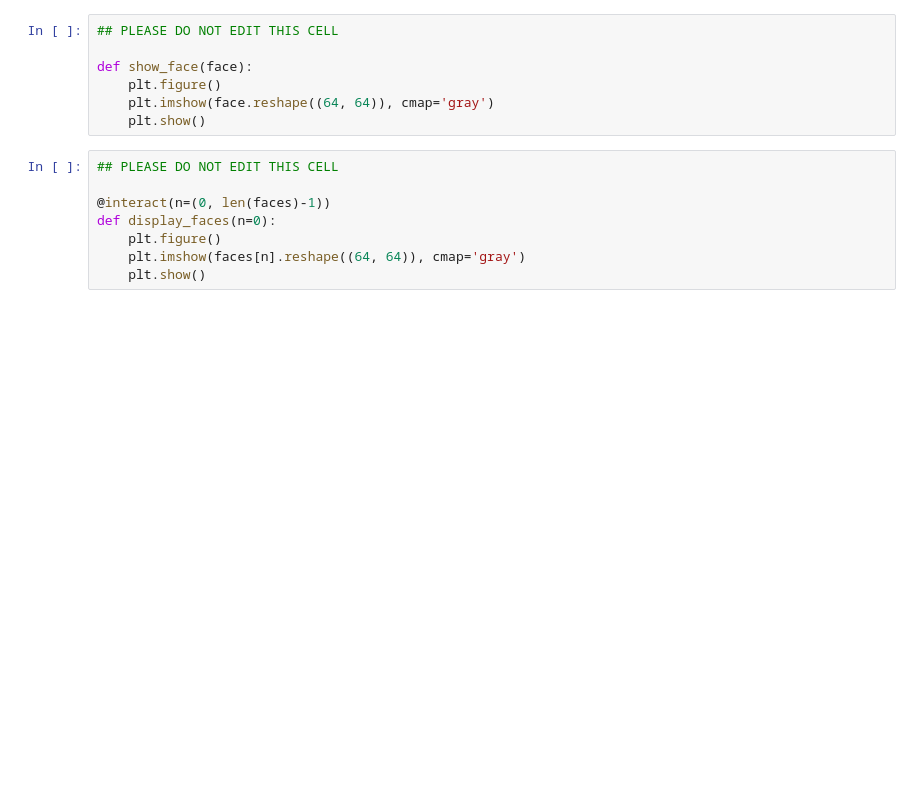
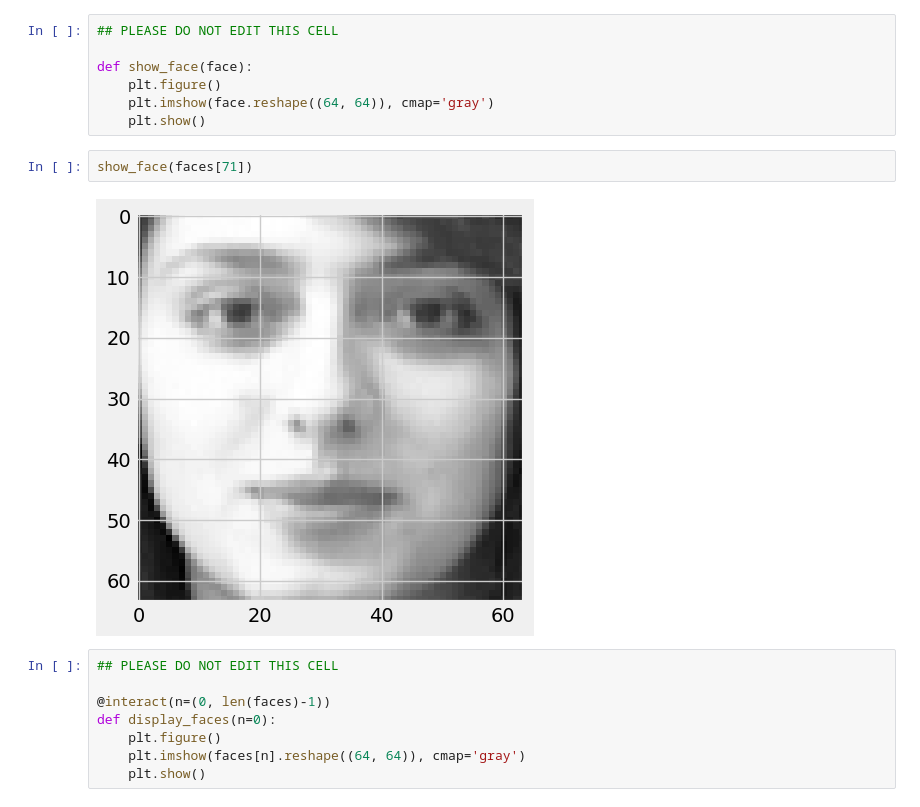
Before and after one commit to svfarande/PCA-in-ML, a Jupyter notebook: Files/home/jovyan/work/week1.ipynb, the cells around one changed output. Cells and saved outputs as stored; diff of their text form; blank space fills up the shorter version.

```diff
--- a/Files/home/jovyan/work/week1.ipynb
+++ b/Files/home/jovyan/work/week1.ipynb
@@ -68,6 +68,10 @@ def show_face(face):
     plt.figure()
     plt.imshow(face.reshape((64, 64)), cmap='gray')
     plt.show()
+# %%
+show_face(faces[71])
+# %% [output]
+[figure, added]
 # %%
 ## PLEASE DO NOT EDIT THIS CELL
 
```
Also changed, not shown: parts of 8 cells of this notebook, 1 other file.
